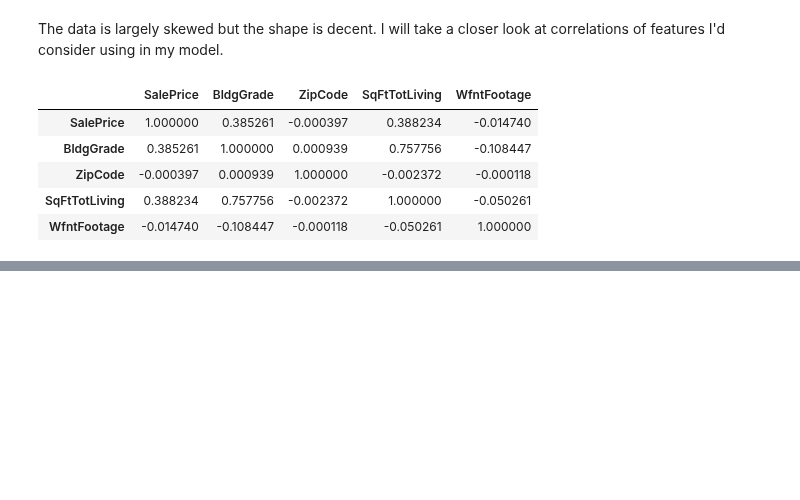
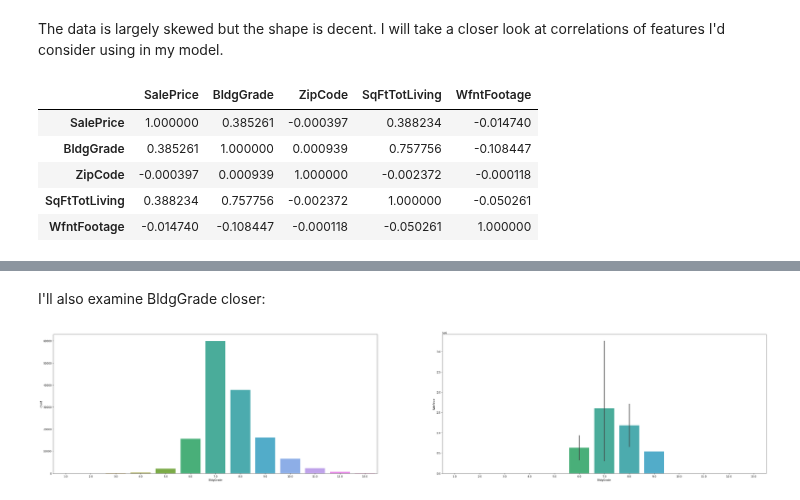
Before and after one commit to samtuleen/King-County-Home-Price-Predictors, a Jupyter notebook: notebooks/exploratory/Feature-Engineering.ipynb, the cells around one changed output, grey strips where cells are left out. Saved outputs shown, nothing was run; the diff lists cells and outputs as text; code cells hidden in the pictures; blank space fills up the shorter version.

```diff
--- a/notebooks/exploratory/Feature-Engineering.ipynb
+++ b/notebooks/exploratory/Feature-Engineering.ipynb
@@ -51,0 +82,11 @@ data[['SalePrice','BldgGrade','ZipCode','SqFtTotLiving','WfntFootage']].corr()
+# %% [markdown]
+I'll also examine BldgGrade closer:
+# %%
+mean = data.SalePrice.groupby(data['BldgGrade']).mean()
+grade = data.BldgGrade
+
+fig, ax = plt.subplots(1,2, figsize=(50,10))
+sns.countplot(data.BldgGrade, ax = ax[0])
+sns.barplot(grade,mean, ax = ax[1]);
+# %% [output]
+[figure, added]
```
Also changed, not shown: parts of 27 cells of this notebook, 1 other file.
